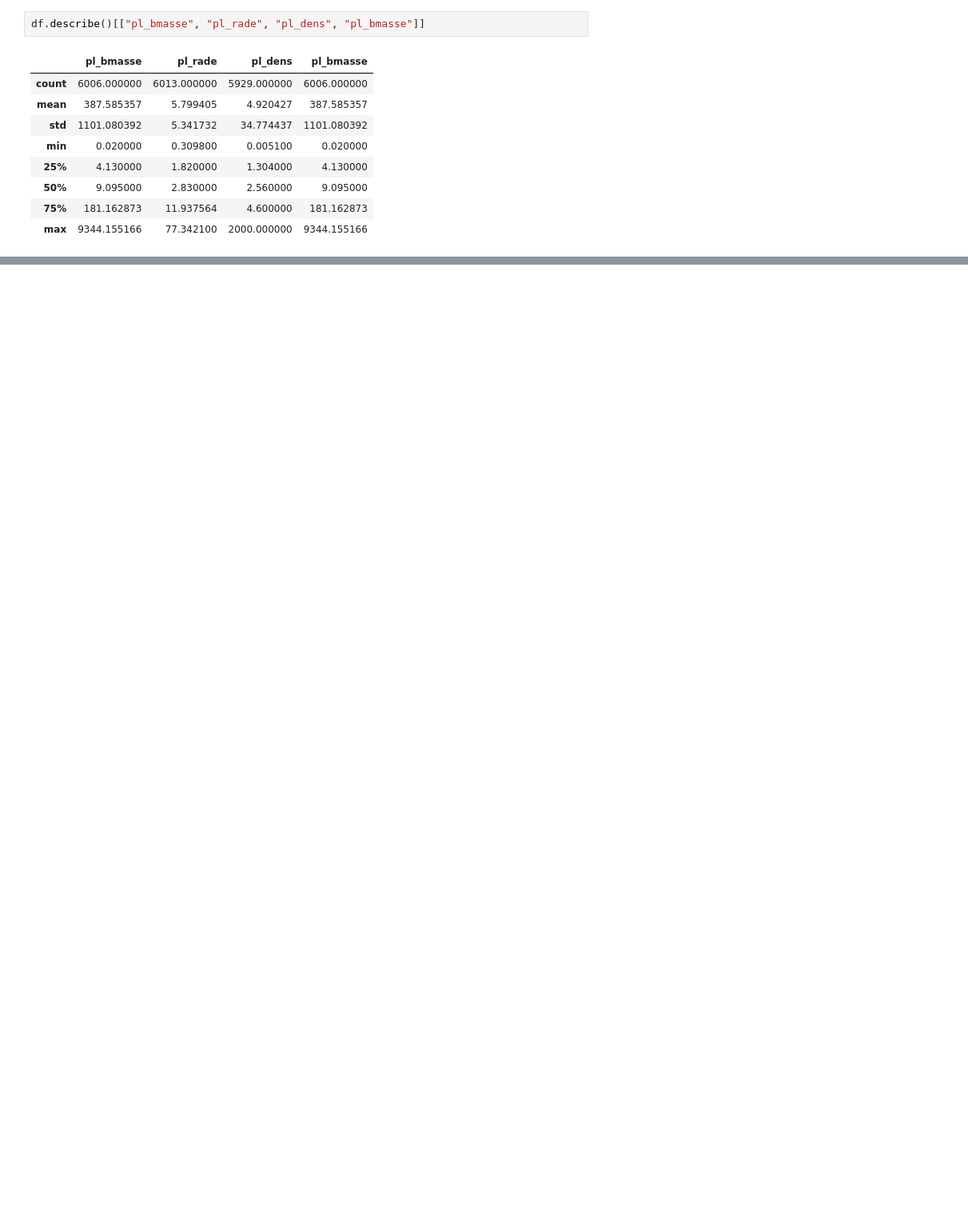
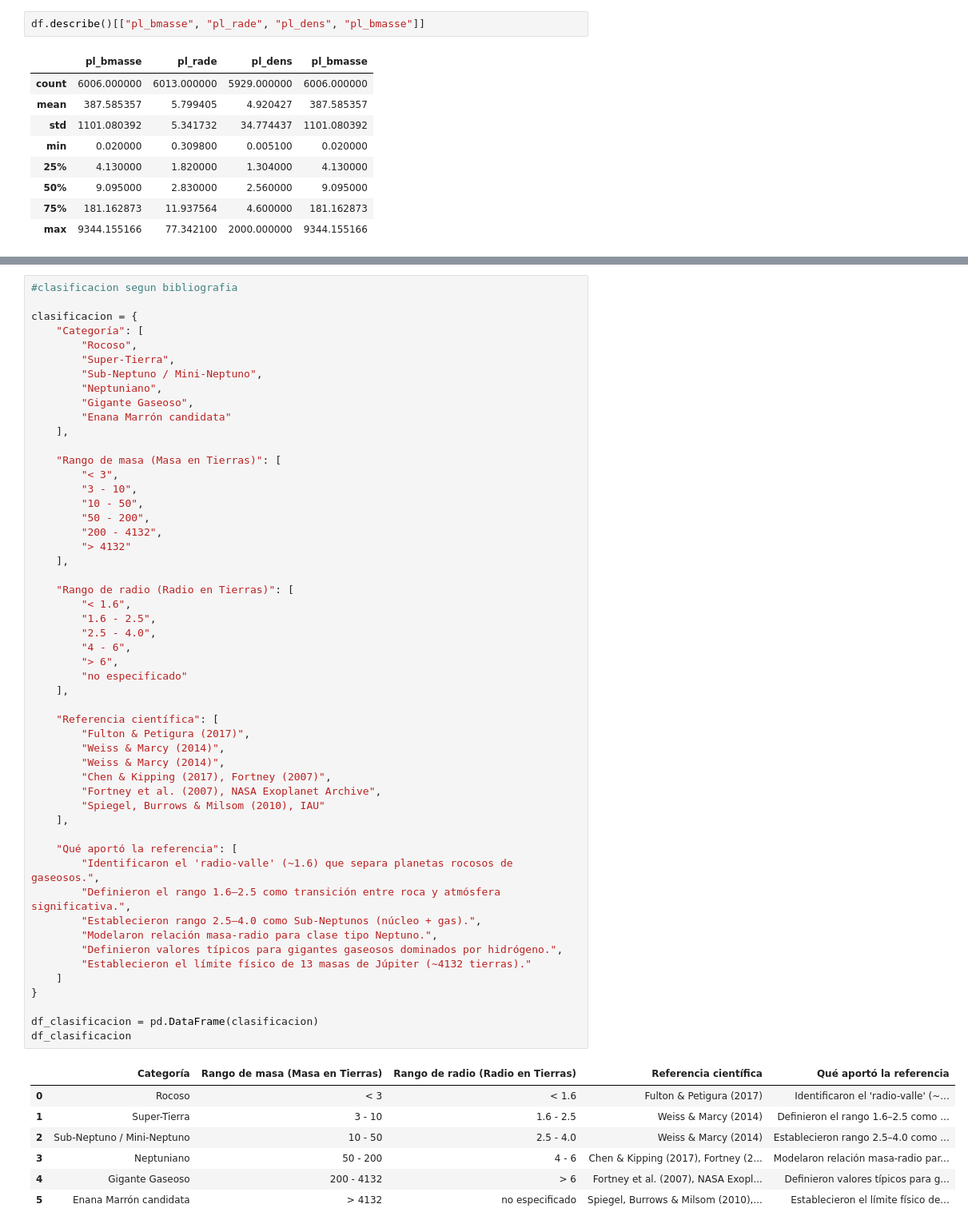
Before and after one commit to raylovesmusic/IMT2200-Proyecto-Grupal-A.R.D.E, a Jupyter notebook: notebooks/entrega_inicial.ipynb, the cells around one changed output, grey strips where cells are left out. Shown at 80% size. Saved outputs shown, nothing was run; the diff lists cells and outputs as text; blank space fills up the shorter version.

Commit message:
clasificacion_con_temp

```diff
--- a/notebooks/entrega_inicial.ipynb
+++ b/notebooks/entrega_inicial.ipynb
@@ -735,6 +735,66 @@ plt.ylabel("Pruebas")
 plt.show()
 # %% [output]
 [figure]
+# %%
+#clasificacion segun bibliografia
+
+clasificacion = {
+    "Categoría": [
+        "Rocoso",
+        "Super-Tierra",
+        "Sub-Neptuno / Mini-Neptuno",
+        "Neptuniano",
+        "Gigante Gaseoso",
+        "Enana Marrón candidata"
+    ],
+
+    "Rango de masa (Masa en Tierras)": [
+        "< 3",
+        "3 - 10",
+        "10 - 50",
+        "50 - 200",
+        "200 - 4132",
+        "> 4132"
+    ],
+
+    "Rango de radio (Radio en Tierras)": [
+        "< 1.6",
+        "1.6 - 2.5",
+        "2.5 - 4.0",
+        "4 - 6",
+        "> 6",
+        "no especificado"
+    ],
+
+    "Referencia científica": [
+        "Fulton & Petigura (2017)",
+        "Weiss & Marcy (2014)",
+        "Weiss & Marcy (2014)",
+        "Chen & Kipping (2017), Fortney (2007)",
+        "Fortney et al. (2007), NASA Exoplanet Archive",
+        "Spiegel, Burrows & Milsom (2010), IAU"
+    ],
+
+    "Qué aportó la referencia": [
+        "Identificaron el 'radio-valle' (~1.6) que separa planetas rocosos de gaseosos.",
+        "Definieron el rango 1.6–2.5 como transición entre roca y atmósfera significativa.",
+        "Establecieron rango 2.5–4.0 como Sub-Neptunos (núcleo + gas).",
+        "Modelaron relación masa-radio para clase tipo Neptuno.",
+        "Definieron valores típicos para gigantes gaseosos dominados por hidrógeno.",
+        "Establecieron el límite físico de 13 masas de Júpiter (~4132 tierras)."
+    ]
+}
+
+df_clasificacion = pd.DataFrame(clasificacion)
+df_clasificacion
+# %% [output]
+|  | Categoría | Rango de masa (Masa en Tierras) | Rango de radio (Radio en Tierras) | Referencia científica | Qué aportó la referencia |
+| 0 | Rocoso | < 3 | < 1.6 | Fulton & Petigura (2017) | Identificaron el 'radio-valle' (~... |
+| 1 | Super-Tierra | 3 - 10 | 1.6 - 2.5 | Weiss & Marcy (2014) | Definieron el rango 1.6–2.5 como ... |
+| 2 | Sub-Neptuno / Mini-Neptuno | 10 - 50 | 2.5 - 4.0 | Weiss & Marcy (2014) | Establecieron rango 2.5–4.0 como ... |
+| 3 | Neptuniano | 50 - 200 | 4 - 6 | Chen & Kipping (2017), Fortney (2... | Modelaron relación masa-radio par... |
+| 4 | Gigante Gaseoso | 200 - 4132 | > 6 | Fortney et al. (2007), NASA Exopl... | Definieron valores típicos para g... |
+| 5 | Enana Marrón candidata | > 4132 | no especificado | Spiegel, Burrows & Milsom (2010),... | Establecieron el límite físico de... |
 # %%
 k = 3
 
```
Also changed, not shown: parts of 9 cells of this notebook.
